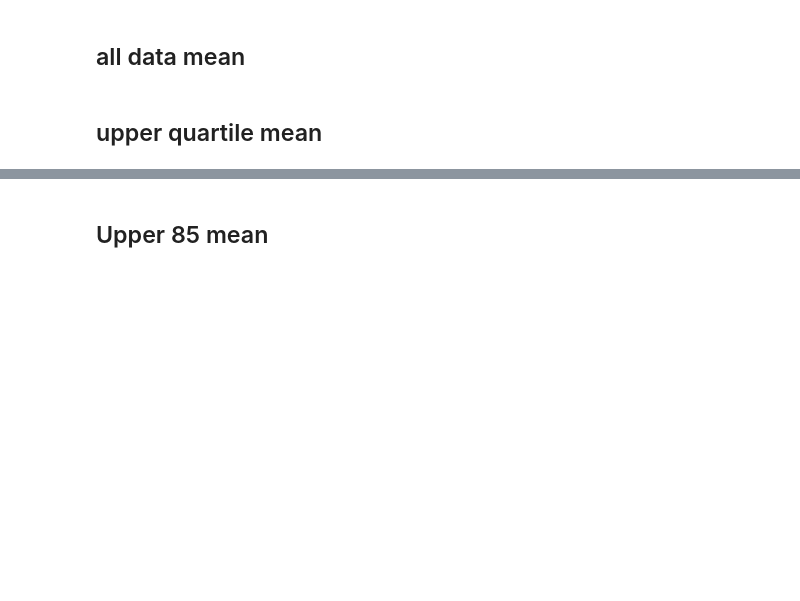
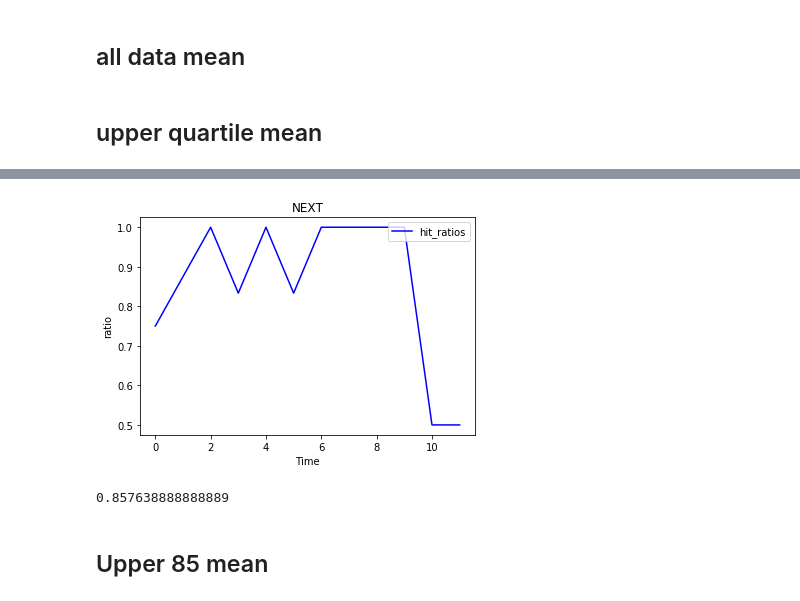
Before and after one commit to yutailin1993/Recommender-Exp, a Jupyter notebook: CDAE/new_CDAE.ipynb, the cells around one changed output, grey strips where cells are left out. Cells and saved outputs as stored; diff of their text form; code cells hidden in the pictures; blank space fills up the shorter version.

```diff
--- a/CDAE/new_CDAE.ipynb
+++ b/CDAE/new_CDAE.ipynb
@@ -255,11 +334,22 @@ for i in trange(top_means_list.shape[0]):
 hit_ratio_top_10 = []
 hit_ratio_top_5 = []
 
-for i, j in zip(top_items_list_85, top_gt_list_next):
+for i, j in zip(top_items_list_75, top_gt_list_now):
     hit_ratio_top_10.append(recall_at_N(i, j))
 
-for i, j in zip(top_items_list_85, top_gt_list_next):
+for i, j in zip(top_items_list_75, top_gt_list_now):
     hit_ratio_top_5.append(recall_at_N(i[:5], j[:5]))
+# %%
+hit_ratio_still = []
+
+for i, j ,k in zip(top_items_list_75, top_gt_list_now, top_gt_list_next):
+    still_in_items = []
+
+    for q in k:
+        if q in j:
+            still_in_items.append(q)
+
+    hit_ratio_still.append(recall_at_N(i, still_in_items))
 # %% [markdown]
 ## all data mean
 # %%
@@ -300,14 +394,16 @@ print (sum(hit_ratio_top_5)/len(hit_ratio_top_5))
 # %%
-plt.plot(range(len(hit_ratio_top_10)), hit_ratio_top_10, color='blue', label='hit_ratios')
+plt.plot(range(len(hit_ratio_still)), hit_ratio_still, color='blue', label='hit_ratios')
 plt.legend(loc="upper right")
 # plt.title("Time: %d, Item: %d, mean: %f" % (i, top_items_list[i][j], top_means_list[i][j][1]))
 plt.xlabel('Time')
 plt.ylabel('ratio')
 plt.title('NEXT')
 plt.show()
 plt.gcf().clear()
-print (sum(hit_ratio_top_10)/len(hit_ratio_top_10))
-print (sum(hit_ratio_top_5)/len(hit_ratio_top_5))
+print (sum(hit_ratio_still)/len(hit_ratio_still))
+# %% [output]
+[figure, added]
+0.857638888888889
 # %% [markdown]
 ## Upper 85 mean
 # %%
```
Also changed, not shown: parts of 12 cells of this notebook, 4 other files.
